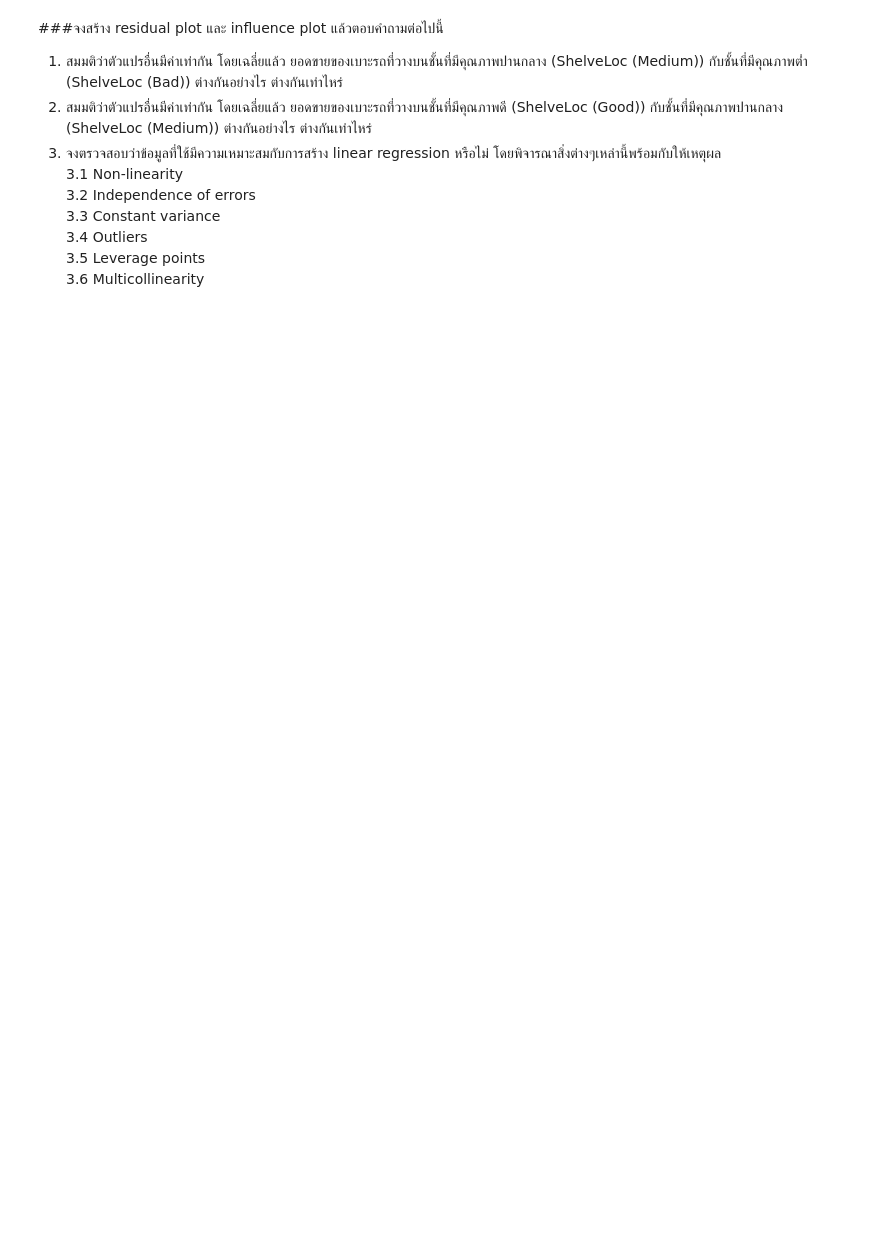
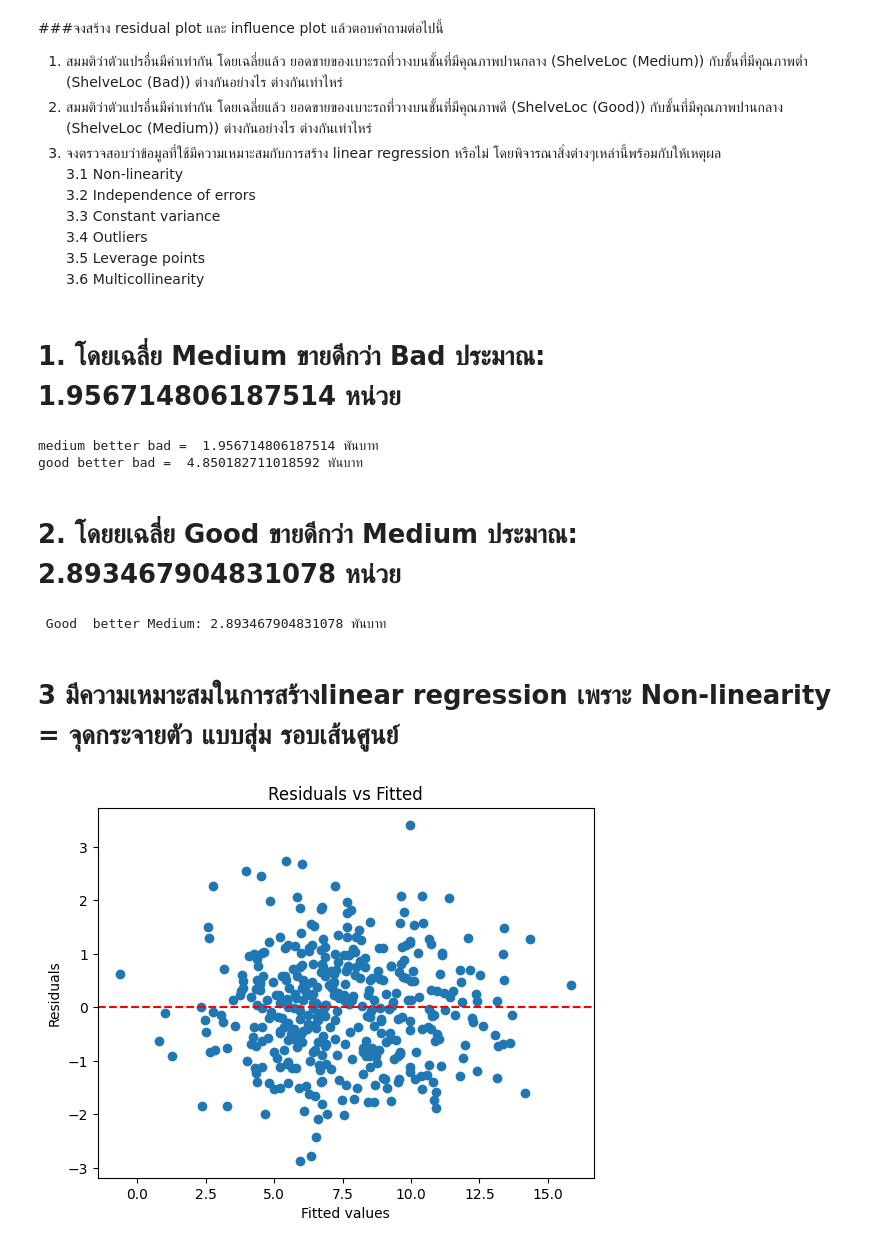
Before and after one commit to H0wAreU/Statistical-Learning-Labs., a Jupyter notebook: 229351_LAB07_670510777_LAB07.ipynb, the cells around one changed output. Saved outputs shown, nothing was run; the diff lists cells and outputs as text; code cells hidden in the pictures; blank space fills up the shorter version.

```diff
--- a/229351_LAB07_670510777_LAB07.ipynb
+++ b/229351_LAB07_670510777_LAB07.ipynb
@@ -245,3 +451,37 @@ all_predictors = '+'.join(carseats.columns.drop('Sales')) #ใช้สูตร
   3.4 Outliers
   3.5 Leverage points
   3.6 Multicollinearity
+# %% [markdown]
+# 1. โดยเฉลี่ย Medium ขายดีกว่า Bad ประมาณ: 1.956714806187514 **หน่วย**
+# %%
+b1 = model.params['ShelveLoc[T.Medium]'] # medium better bad
+
+b2 = model.params['ShelveLoc[T.Good]'] # good vs bad
+
+print("medium better bad = ",b1,"พันบาท")
+print("good better bad = ",b2,"พันบาท")
+# %% [output]
+medium better bad =  1.956714806187514 พันบาท
+good better bad =  4.850182711018592 พันบาท
+# %% [markdown]
+# 2. โดยยเฉลี่ย Good ขายดีกว่า Medium ประมาณ: 2.893467904831078 **หน่วย**
+# %%
+b1 = model.params['ShelveLoc[T.Medium]']
+b2 = model.params['ShelveLoc[T.Good]']
+diff = b2 - b1
+if diff > 0 :
+  print(" Good  better Medium:", diff,"พันบาท")
+else:
+  print(" Good Worse Medium :", diff,"พันบาท")
+# %% [output]
+ Good  better Medium: 2.893467904831078 พันบาท
+# %% [markdown]
+# **3 มีความเหมาะสมในการสร้างlinear regression เพราะ Non-linearity = จุดกระจายตัว แบบสุ่ม รอบเส้นศูนย์**
+# %%
+plt.axhline(y=0, color='red', linestyle='--')  # เส้นศูนย์
+plt.scatter(predicted, residuals)
+plt.title('Residuals vs Fitted')
+plt.xlabel('Fitted values')
+plt.ylabel('Residuals');
+# %% [output]
+[figure, added]
```
Also changed, not shown: parts of 34 cells of this notebook.
